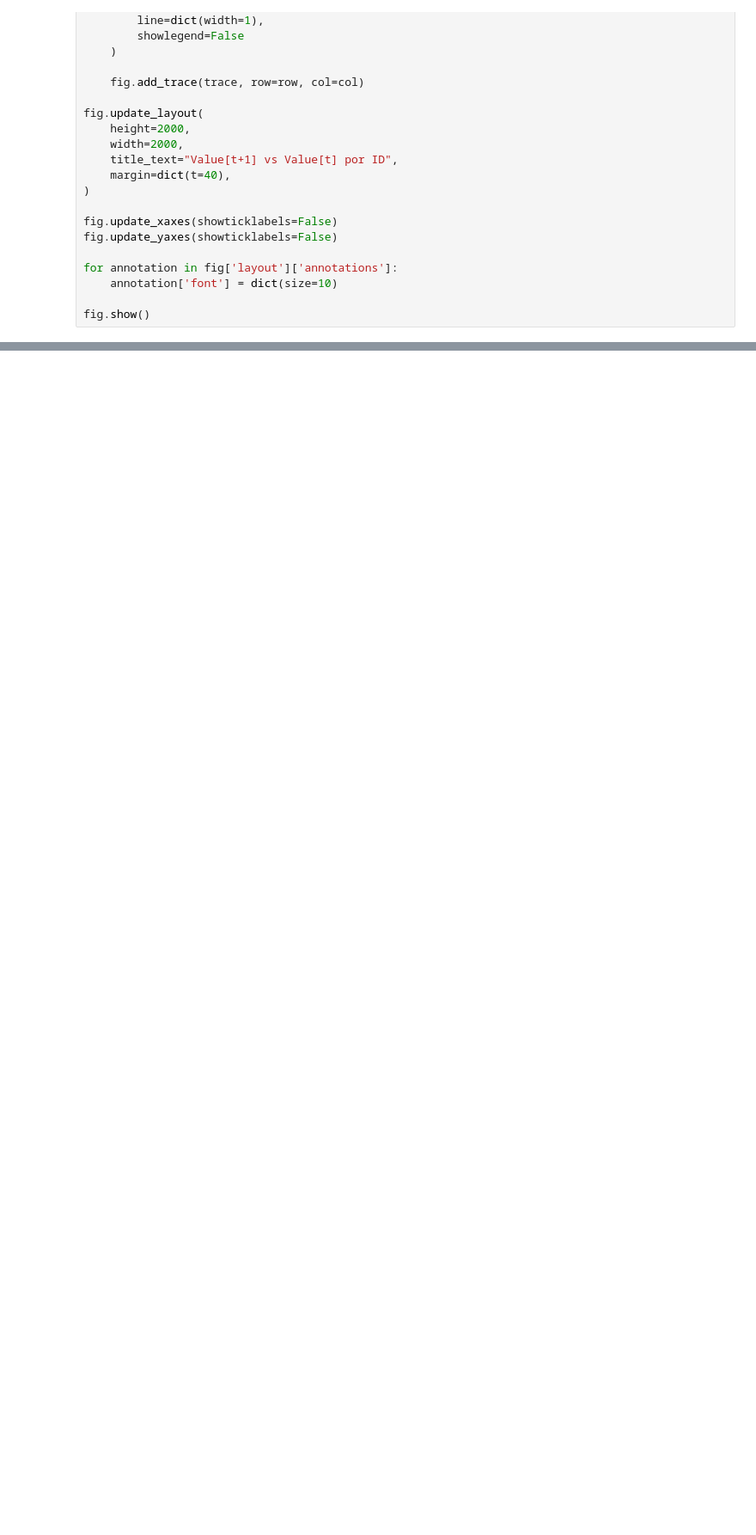
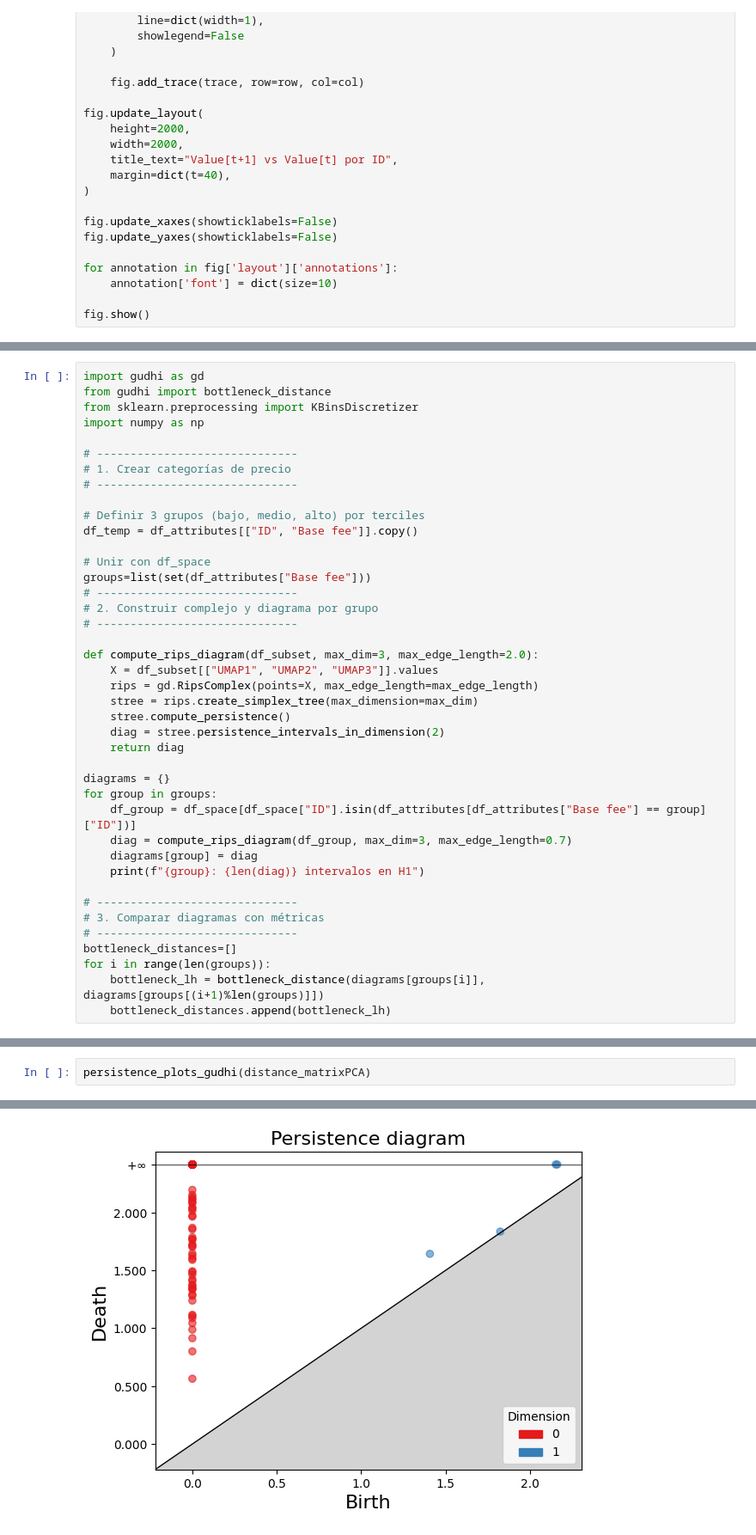
Before and after one commit to bacaSantiago/Time-series-TDA-, a Jupyter notebook: testTDA.ipynb, the cells around one changed output, grey strips where cells are left out. Shown at 86% size. Cells and saved outputs as stored; diff of their text form; blank space fills up the shorter version.

```diff
--- a/testTDA.ipynb
+++ b/testTDA.ipynb
@@ -959,0 +645,41 @@ plt.show()
+# %%
+import gudhi as gd
+from gudhi import bottleneck_distance
+from sklearn.preprocessing import KBinsDiscretizer
+import numpy as np
+
+# ------------------------------
+# 1. Crear categorías de precio
+# ------------------------------
+
+# Definir 3 grupos (bajo, medio, alto) por terciles
+df_temp = df_attributes[["ID", "Base fee"]].copy()
+
+# Unir con df_space
+groups=list(set(df_attributes["Base fee"]))
+# ------------------------------
+# 2. Construir complejo y diagrama por grupo
+# ------------------------------
+
+def compute_rips_diagram(df_subset, max_dim=3, max_edge_length=2.0):
+    X = df_subset[["UMAP1", "UMAP2", "UMAP3"]].values
+    rips = gd.RipsComplex(points=X, max_edge_length=max_edge_length)
+    stree = rips.create_simplex_tree(max_dimension=max_dim)
+    stree.compute_persistence()
+    diag = stree.persistence_intervals_in_dimension(2)
+    return diag
+
+diagrams = {}
+for group in groups:
+    df_group = df_space[df_space["ID"].isin(df_attributes[df_attributes["Base fee"] == group]["ID"])]
+    diag = compute_rips_diagram(df_group, max_dim=3, max_edge_length=0.7)
+    diagrams[group] = diag
+    print(f"{group}: {len(diag)} intervalos en H1")
+
+# ------------------------------
+# 3. Comparar diagramas con métricas
+# ------------------------------
+bottleneck_distances=[]
+for i in range(len(groups)):
+    bottleneck_lh = bottleneck_distance(diagrams[groups[i]], diagrams[groups[(i+1)%len(groups)]])
+    bottleneck_distances.append(bottleneck_lh)
@@ -959,0 +1185,3 @@ plt.show()
+# %%
+persistence_plots_gudhi(distance_matrixPCA)
+# %% [output]
@@ -959,0 +1205 @@ plt.show()
+[figure, added]
```
Also changed, not shown: parts of 37 cells of this notebook, 32 other files.
